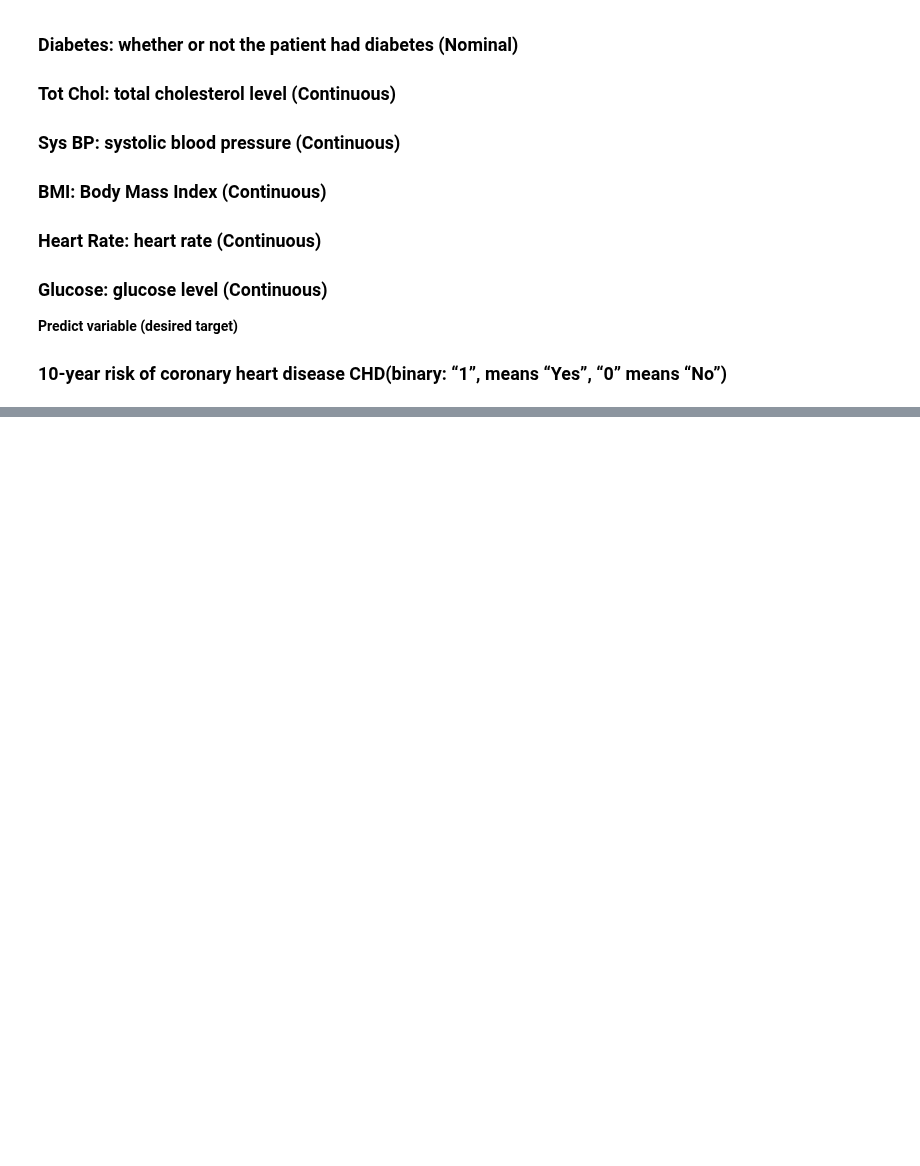
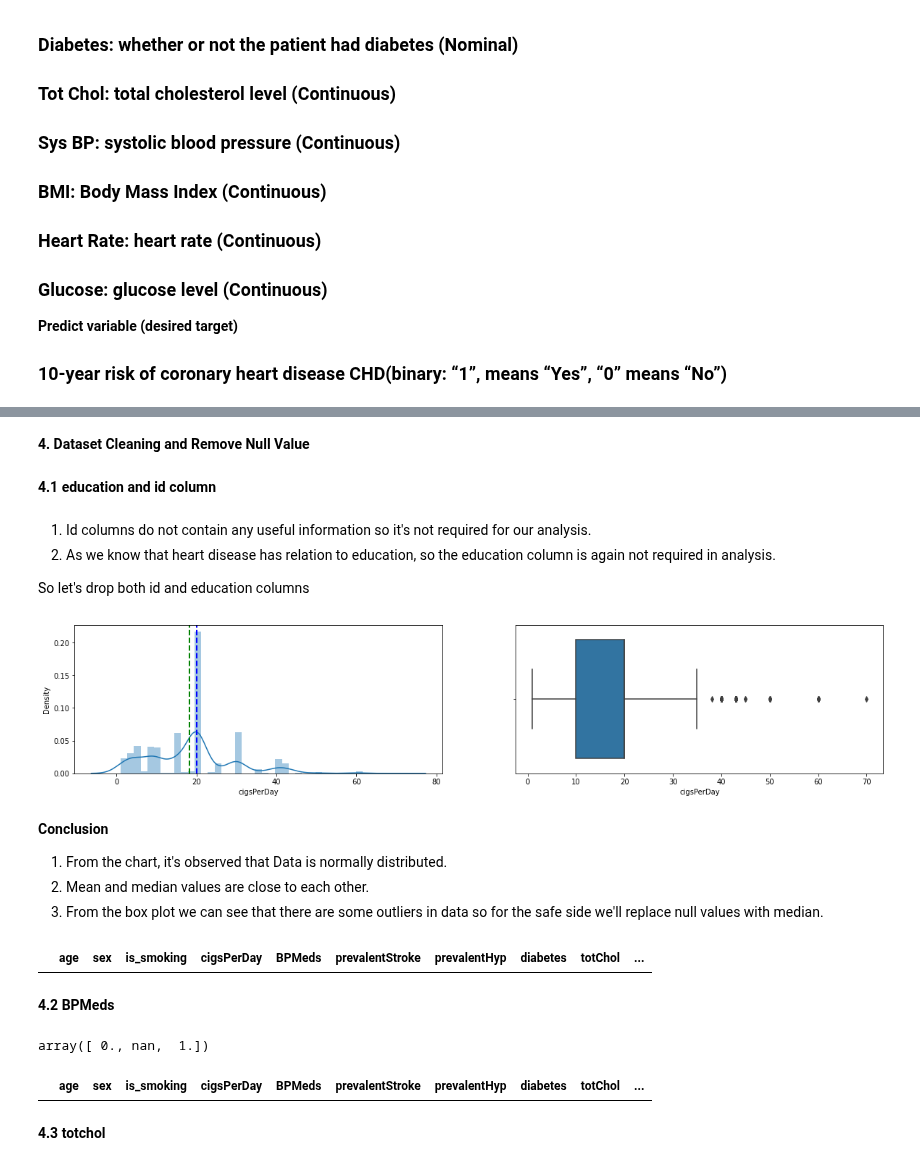
Before and after one commit to Pgupta1996/Cardiovascular_Risk_Prediction, a Jupyter notebook: Cardiovascular_Risk_Prediction.ipynb, the cells around one changed output, grey strips where cells are left out. Drawn from its saved outputs; the diff is of its cells as text; code cells hidden in the pictures; blank space fills up the shorter version.

Commit message:
null value removing

```diff
--- a/Cardiovascular_Risk_Prediction.ipynb
+++ b/Cardiovascular_Risk_Prediction.ipynb
@@ -36,0 +74,3 @@ The dataset provides the patients’ information. It includes over 4,000 records
+# %%
+# Import CSV file from drive
+dataset=pd.read_csv('/content/data_cardiovascular_risk.csv')
@@ -36,0 +165,35 @@ The dataset provides the patients’ information. It includes over 4,000 records
+# %% [markdown]
+**4. Dataset Cleaning and Remove Null Value**
+# %% [markdown]
+**4.1 education and id column**
+# %% [markdown]
+1. Id columns do not contain any useful information so it's not
+required for our analysis.
+2. As we know that heart disease has relation to education, so the education column is again not required in analysis.
+
+So let's drop both id and education columns
+# %%
+# droping the id and education column
+dataset.drop(columns=['id','education'],inplace=True)
+# %%
+# Make function to plot distribution chart
+def dist_chart(x):
+  plt.figure(figsize = (20,40)) #defining chart size
+  plt.subplot(9,2,1)
+  sns.distplot(x)   # Plot dist plot
+  plt.axvline(x.mean(), color='green', linestyle='dashed', linewidth=2) # plot mean line
+  plt.axvline(x.median(), color='blue', linestyle='dashed', linewidth=2) # plot median line
+  plt.subplot(9,2,2)
+  sns.boxplot(x) # Plot box chart
+  plt.show()
+# %%
+# Plot the Data distribution chart for is_smoking column
+dist_chart(dataset[dataset['is_smoking']=='YES'].cigsPerDay) # Call Chart function
+# %% [output]
+[figure, added]
+# %% [markdown]
+**Conclusion**
+
+1. From the chart, it's observed that Data is normally distributed.
+2. Mean and median values are close to each other.
+3. From the box plot we can see that there are some outliers in data so for the safe side we'll replace null values with median.
@@ -36,0 +203,12 @@ The dataset provides the patients’ information. It includes over 4,000 records
+# %%
+
+dataset[dataset['cigsPerDay'].isnull()]
+# %% [output]
+|  | age | sex | is_smoking | cigsPerDay | BPMeds | prevalentStroke | prevalentHyp | diabetes | totChol | ... |
+# %% [markdown]
+**4.2 BPMeds**
+# %%
+#Finding the unique values in columns
+dataset['BPMeds'].unique()
+# %% [output]
+array([ 0., nan,  1.])
@@ -36,0 +218,7 @@ The dataset provides the patients’ information. It includes over 4,000 records
+# %%
+#Verify that filling done.
+dataset[dataset['BPMeds'].isnull()]
+# %% [output]
+|  | age | sex | is_smoking | cigsPerDay | BPMeds | prevalentStroke | prevalentHyp | diabetes | totChol | ... |
+# %% [markdown]
+**4.3 totchol**
```
Also changed, not shown: parts of 33 cells of this notebook.
